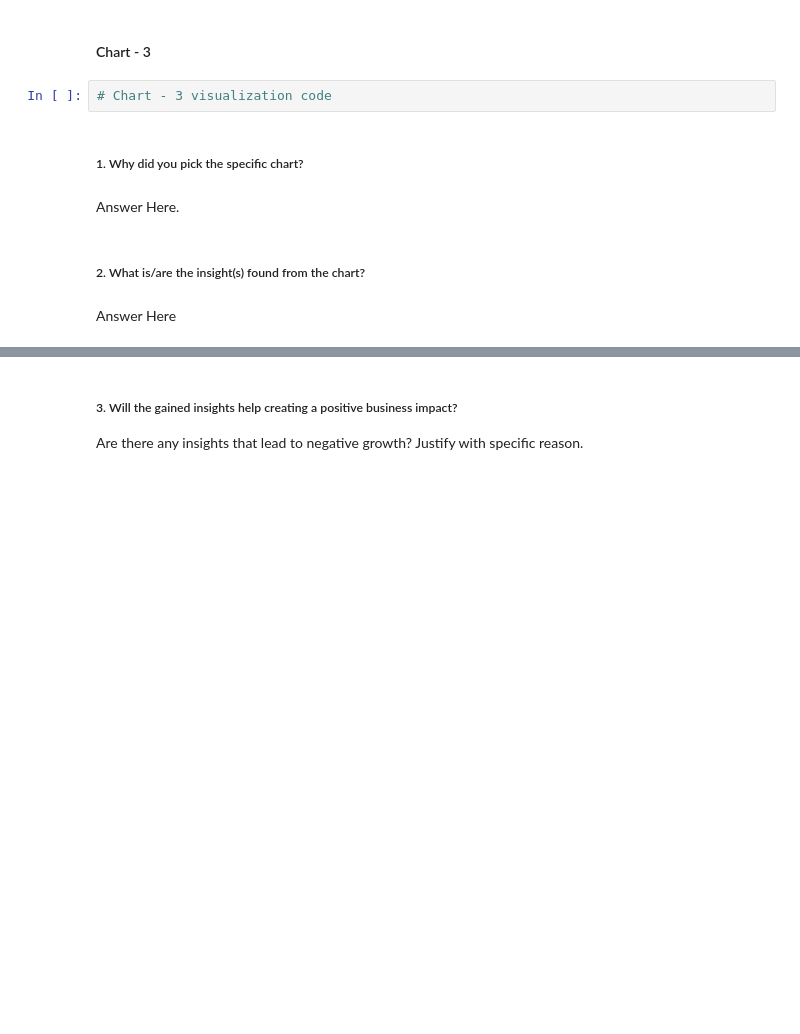
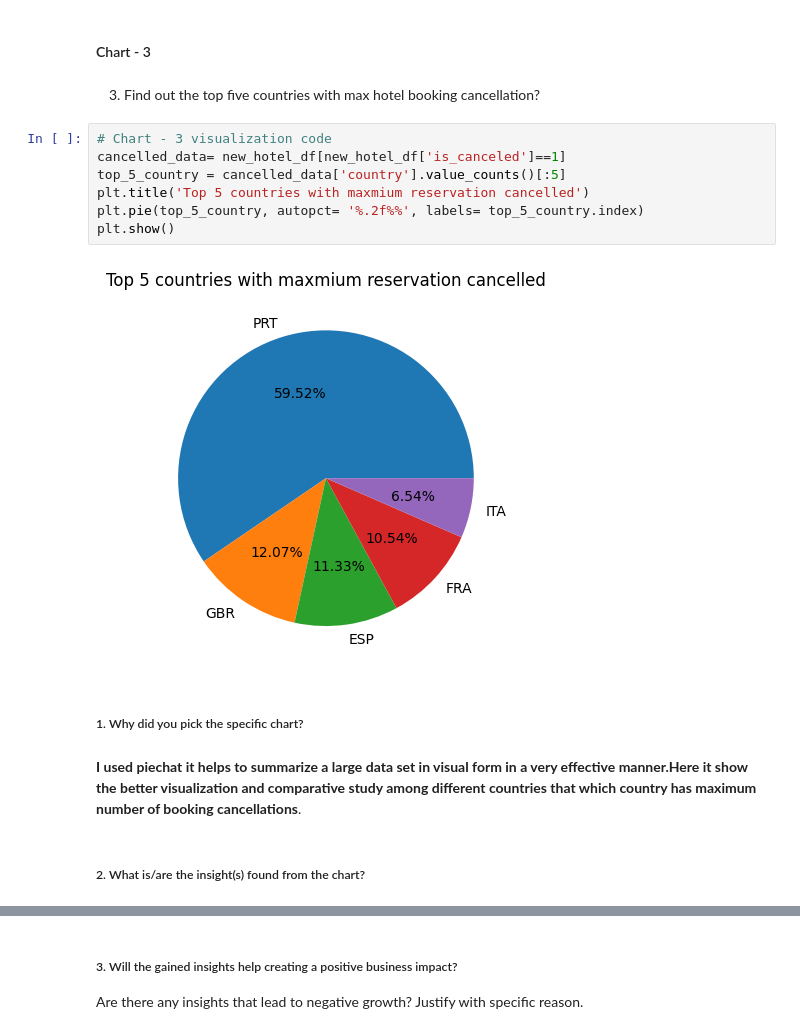
Before and after one commit to meenakshimalik433/Hotel-Booking-Analysis, a Jupyter notebook: Capstone_project_Hotel_Booking_Analysis.ipynb, the cells around one changed output, grey strips where cells are left out. Drawn from its saved outputs; the diff is of its cells as text; blank space fills up the shorter version.

```diff
--- a/Capstone_project_Hotel_Booking_Analysis.ipynb
+++ b/Capstone_project_Hotel_Booking_Analysis.ipynb
@@ -494,12 +540,19 @@ Answer Here
 # %% [markdown]
 #### Chart - 3
-# %%
-# Chart - 3 visualization code
+# %% [markdown]
+3) Find out the top five countries with max hotel booking cancellation?
+# %%
+# Chart - 3 visualization code
+cancelled_data= new_hotel_df[new_hotel_df['is_canceled']==1]
+top_5_country = cancelled_data['country'].value_counts()[:5]
+plt.title('Top 5 countries with maxmium reservation cancelled')
+plt.pie(top_5_country, autopct= '%.2f%%', labels= top_5_country.index)
+plt.show()
+# %% [output]
+[figure, added]
 # %% [markdown]
 ##### 1. Why did you pick the specific chart?
-# %% [markdown]
-Answer Here.
+# %% [markdown]
+**I used piechat it helps to summarize a large data set in visual form in a very effective manner.Here it show  the better visualization and comparative study among different countries that which country has maximum number of booking cancellations**.
 # %% [markdown]
 ##### 2. What is/are the insight(s) found from the chart?
-# %% [markdown]
-Answer Here
```
Also changed, not shown: parts of 34 cells of this notebook.
